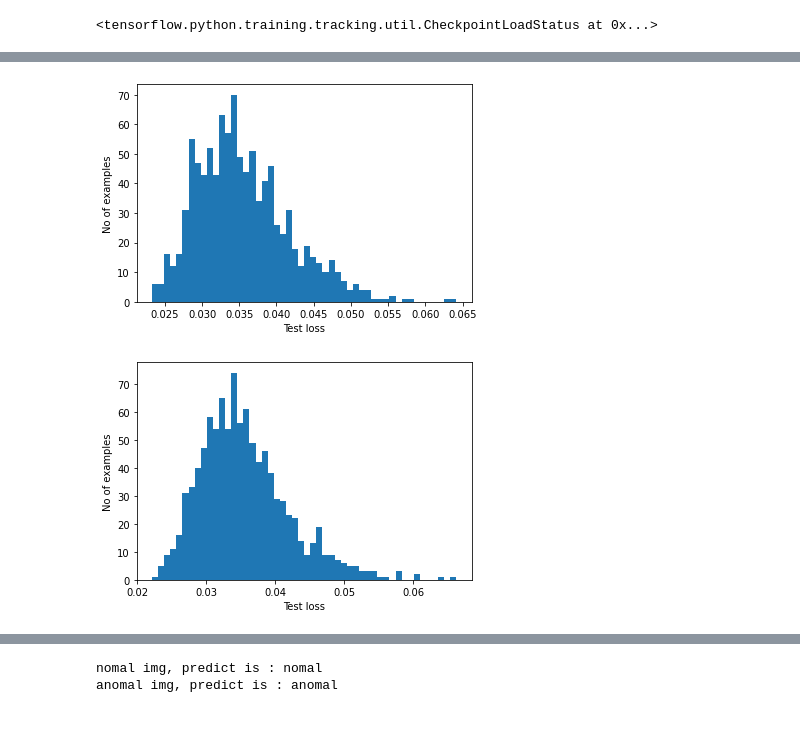
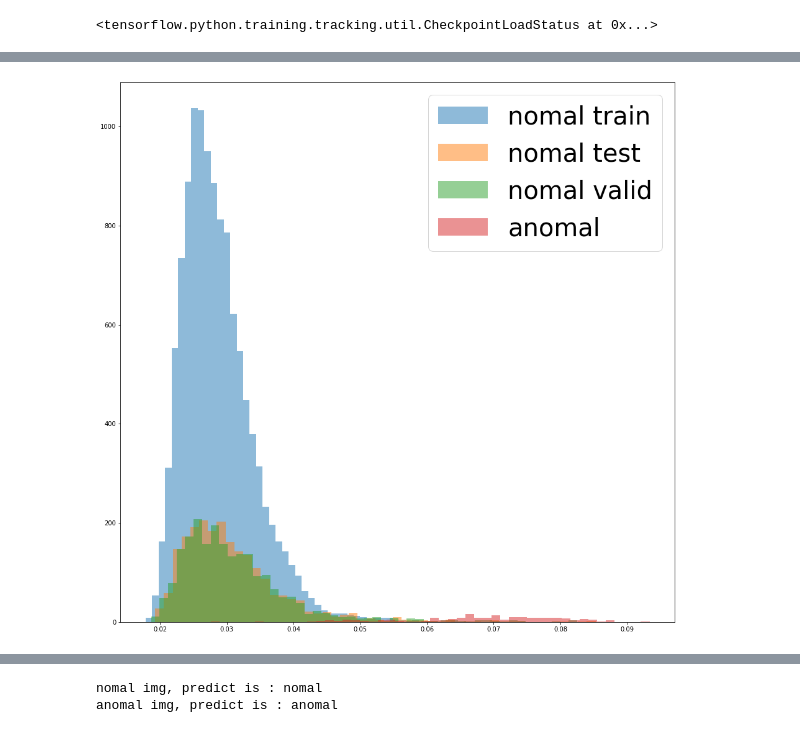
Before and after one commit to conflick0/ReNet, a Jupyter notebook: renet.ipynb, the cells around one changed output, grey strips where cells are left out. Cells and saved outputs as stored; diff of their text form; code cells hidden in the pictures.

```diff
--- a/renet.ipynb
+++ b/renet.ipynb
@@ -176,18 +157,0 @@ plt.show()
-# %%
-test_loss = cal_mse_losses(renet, test_gen, batch_size)
-
-plt.hist(test_loss, bins=50)
-plt.xlabel("Test loss")
-plt.ylabel("No of examples")
-plt.show()
-# %% [output]
-[figure, removed]
-# %%
-val_loss = cal_mse_losses(renet, val_gen, batch_size)
-
-plt.hist(val_loss, bins=50)
-plt.xlabel("Test loss")
-plt.ylabel("No of examples")
-plt.show()
-# %% [output]
-[figure, removed]
@@ -194,3 +163,12 @@ plt.show()
+# %%
+losses = [train_loss, test_loss, val_loss, anomal_losses]
+titles = ['nomal train', 'nomal test', 'nomal valid', 'anomal']
+plt.figure(figsize=(16, 16))
+for i, (t, l) in enumerate(zip(titles, losses)):
+    plt.hist(l, 50, histtype='bar', label=t, alpha=0.5)
+    plt.legend(fontsize=40)
+# %% [output]
+[figure, added]
 # %%
 def cal_acc(losses, threshold, is_nomal):
     losses = np.array(losses)
```
Also changed, not shown: parts of 10 cells of this notebook, 11 other files.
